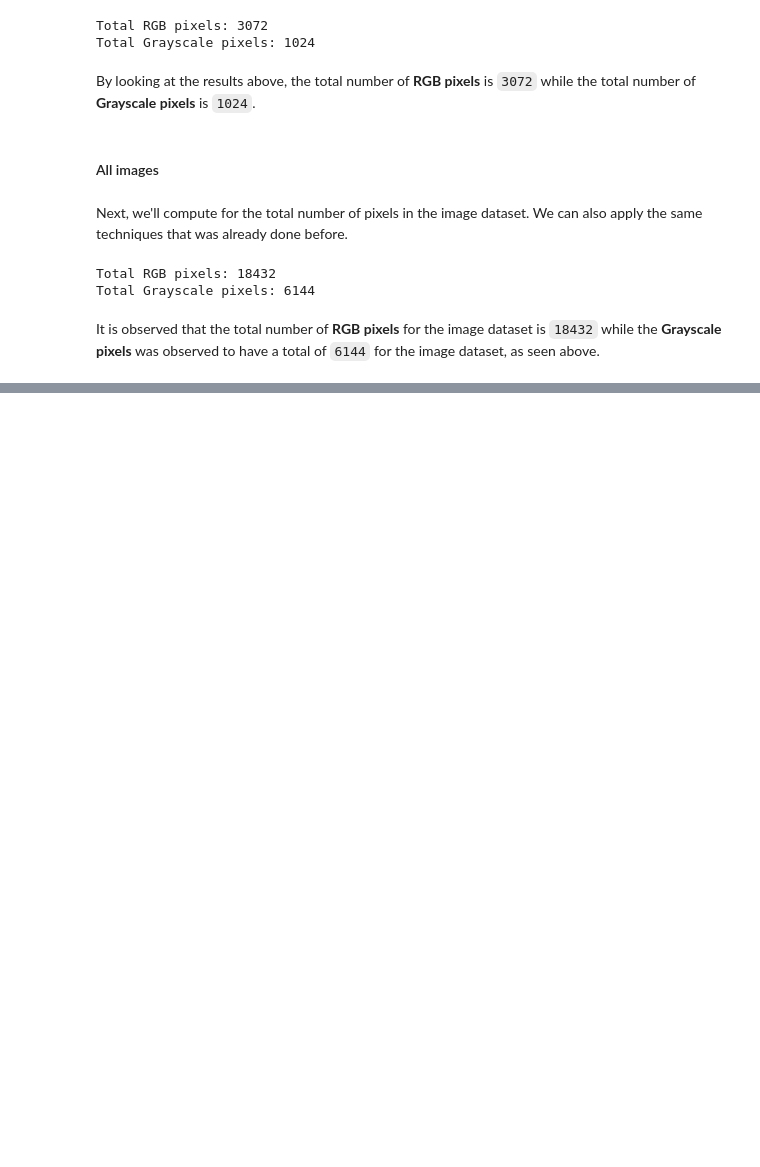
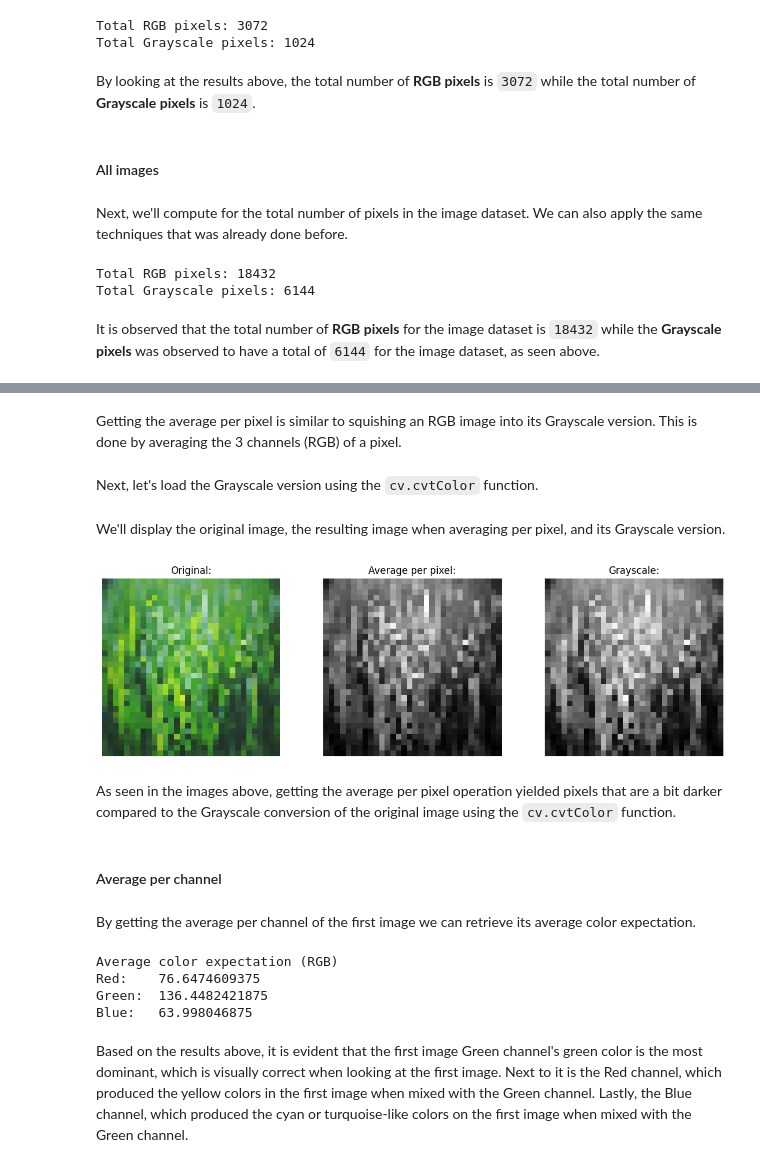
Before and after one commit to Pierre120/digital-images-and-dsp, a Jupyter notebook: imagpro-mp1-hernandez.ipynb, the cells around one changed output, grey strips where cells are left out. Cells and saved outputs as stored; diff of their text form; code cells hidden in the pictures; blank space fills up the shorter version.

Commit message:
add(image-statistics): added image statistics section

```diff
--- a/imagpro-mp1-hernandez.ipynb
+++ b/imagpro-mp1-hernandez.ipynb
@@ -175,4 +176,7 @@ Next we'll focus on the image statistics of the first image only, the `data1.jpg
 We can get the total number of **RGB pixels** by calling the `size` attribute of the first image.
 Then for the **Grayscale pixels**, we can use the `shape` attribute of the first image to retrieve
 the total number of pixels per row and column, and multiply them to each other.
+# %%
+# Get the first image
+imgs_32x32_first = t_imgs_32x32[0]
 # %%
@@ -207,0 +218,52 @@ as seen above.
+# %% [markdown]
+Getting the average per pixel is similar to squishing an RGB image into its Grayscale version.
+This is done by averaging the 3 channels (RGB) of a pixel.
+# %%
+average_per_pixel_img = np.mean(imgs_32x32_first, axis=2) # (height, width, channel)
+# %% [markdown]
+Next, let's load the Grayscale version using the `cv.cvtColor` function.
+# %%
+# Get the Grayscale version of the first image
+imgs_32x32_first_gray = cv.cvtColor(imgs_32x32_first, cv.COLOR_RGB2GRAY)
+# %% [markdown]
+We'll display the original image, the resulting image when averaging per pixel, and its Grayscale version.
+# %%
+fig, axes = plt.subplots(1, 3, figsize=(14, 4))
+axes = axes.ravel()
+axes[0].imshow(imgs_32x32_first)
+axes[0].set_title('Original:')
+axes[0].axis('off')
+axes[1].imshow(average_per_pixel_img,  cmap='gray')
+axes[1].set_title('Average per pixel:')
+axes[1].axis('off')
+axes[2].imshow(imgs_32x32_first_gray, cmap='gray')
+axes[2].set_title('Grayscale:')
+axes[2].axis('off')
+plt.show()
+# %% [output]
+[figure, added]
+# %% [markdown]
+As seen in the images above, getting the average per pixel operation yielded pixels that are a bit darker compared
+to the Grayscale conversion of the original image using the `cv.cvtColor` function.
+# %% [markdown]
+#### Average per channel
+# %% [markdown]
+By getting the average per channel of the first image we can retrieve its average color expectation.
+# %%
+average_per_channel = np.mean(imgs_32x32_first, axis=(0, 1)) # (height, width, channel)
+# Display results
+print('Average color expectation (RGB)')
+print(f'Red:\t{average_per_channel[0]}')
+print(f'Green:\t{average_per_channel[1]}')
+print(f'Blue:\t{average_per_channel[2]}')
+# %% [output]
+Average color expectation (RGB)
+Red:    76.6474609375
+Green:  136.4482421875
+Blue:   63.998046875
+# %% [markdown]
+Based on the results above, it is evident that the first image Green channel's green color
+is the most dominant, which is visually correct when looking at the first image. Next to
+it is the Red channel, which produced the yellow colors in the first image when mixed with
+the Green channel. Lastly, the Blue channel, which produced the cyan or turquoise-like
+colors on the first image when mixed with the Green channel.
```
Also changed, not shown: parts of 25 cells of this notebook.
